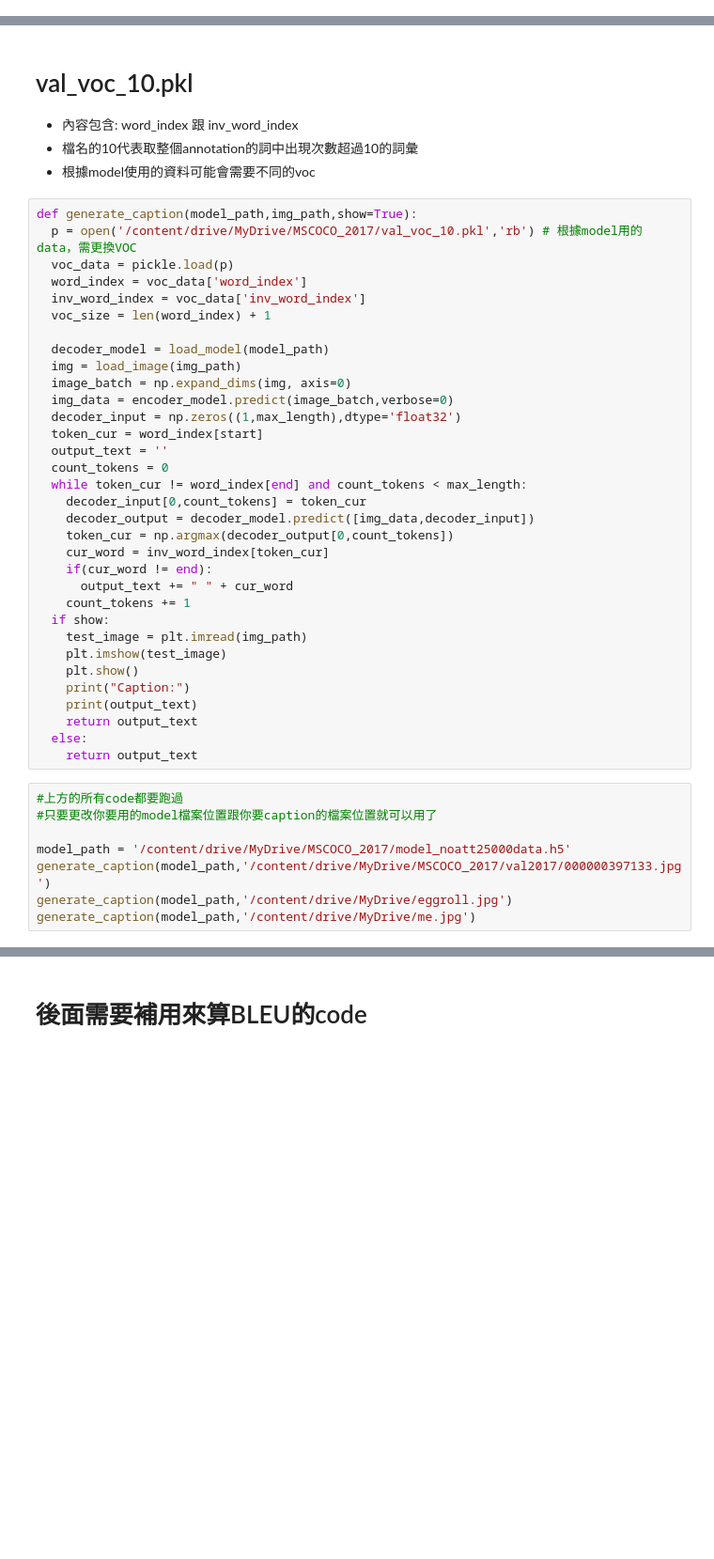
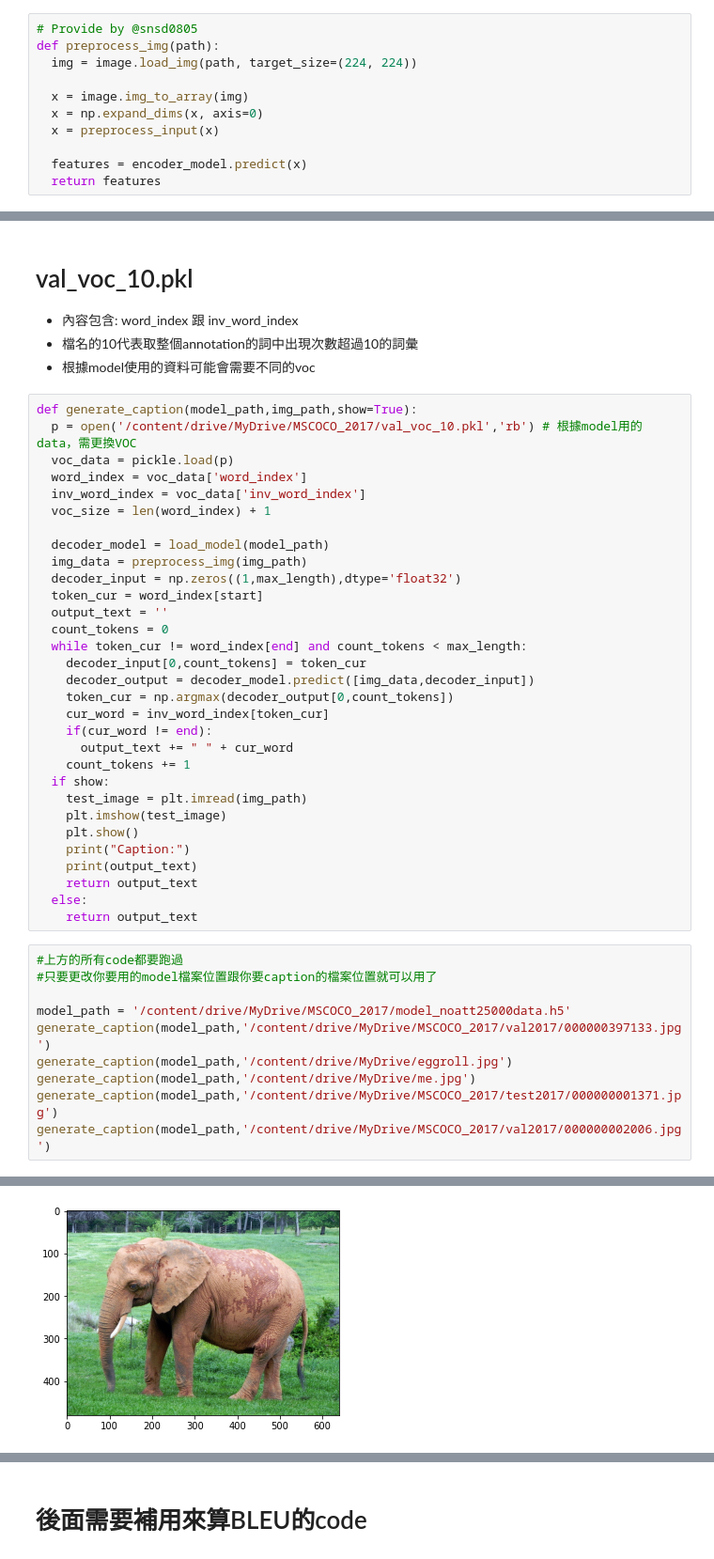
Before and after one commit to hsuanchia/Image-caption, a Jupyter notebook: generate_caption.ipynb, the cells around one changed output, grey strips where cells are left out. Shown at 94% size. Cells and saved outputs as stored; diff of their text form; blank space fills up the shorter version.

Commit message:
image preprocess 改成 @snsd0805 的code了

```diff
--- a/generate_caption.ipynb
+++ b/generate_caption.ipynb
@@ -60,6 +40,17 @@ img_size = K.int_shape(image_model.input)[1:3]
 transfer_layer = image_model.get_layer('fc2')
 encoder_model = Model(inputs=image_model.input,outputs=transfer_layer.output)
 value_size = K.int_shape(transfer_layer.output)[1]
+# %%
+# Provide by @snsd0805
+def preprocess_img(path):
+  img = image.load_img(path, target_size=(224, 224))
+
+  x = image.img_to_array(img)
+  x = np.expand_dims(x, axis=0)
+  x = preprocess_input(x)
+
+  features = encoder_model.predict(x)
+  return features
 # %%
 max_length = 30
 start = '<start>'
@@ -78,9 +69,7 @@ def generate_caption(model_path,img_path,show=True):
   voc_size = len(word_index) + 1
 
   decoder_model = load_model(model_path)
-  img = load_image(img_path)
-  image_batch = np.expand_dims(img, axis=0)
-  img_data = encoder_model.predict(image_batch,verbose=0)
+  img_data = preprocess_img(img_path)
   decoder_input = np.zeros((1,max_length),dtype='float32')
   token_cur = word_index[start]
   output_text = ''
@@ -110,6 +99,8 @@ model_path = '/content/drive/MyDrive/MSCOCO_2017/model_noatt25000data.h5'
 generate_caption(model_path,'/content/drive/MyDrive/MSCOCO_2017/val2017/000000397133.jpg')
 generate_caption(model_path,'/content/drive/MyDrive/eggroll.jpg')
 generate_caption(model_path,'/content/drive/MyDrive/me.jpg')
+generate_caption(model_path,'/content/drive/MyDrive/MSCOCO_2017/test2017/000000001371.jpg')
+generate_caption(model_path,'/content/drive/MyDrive/MSCOCO_2017/val2017/000000002006.jpg')
 # %% [output]
 WARNING:tensorflow:Error in loading the saved optimizer state. As a result, your model is starting with a freshly initialized optimizer.
 [figure]
@@ -125,0 +118 @@ Caption:
+[figure, added]
```
Also changed, not shown: parts of 4 cells of this notebook.
